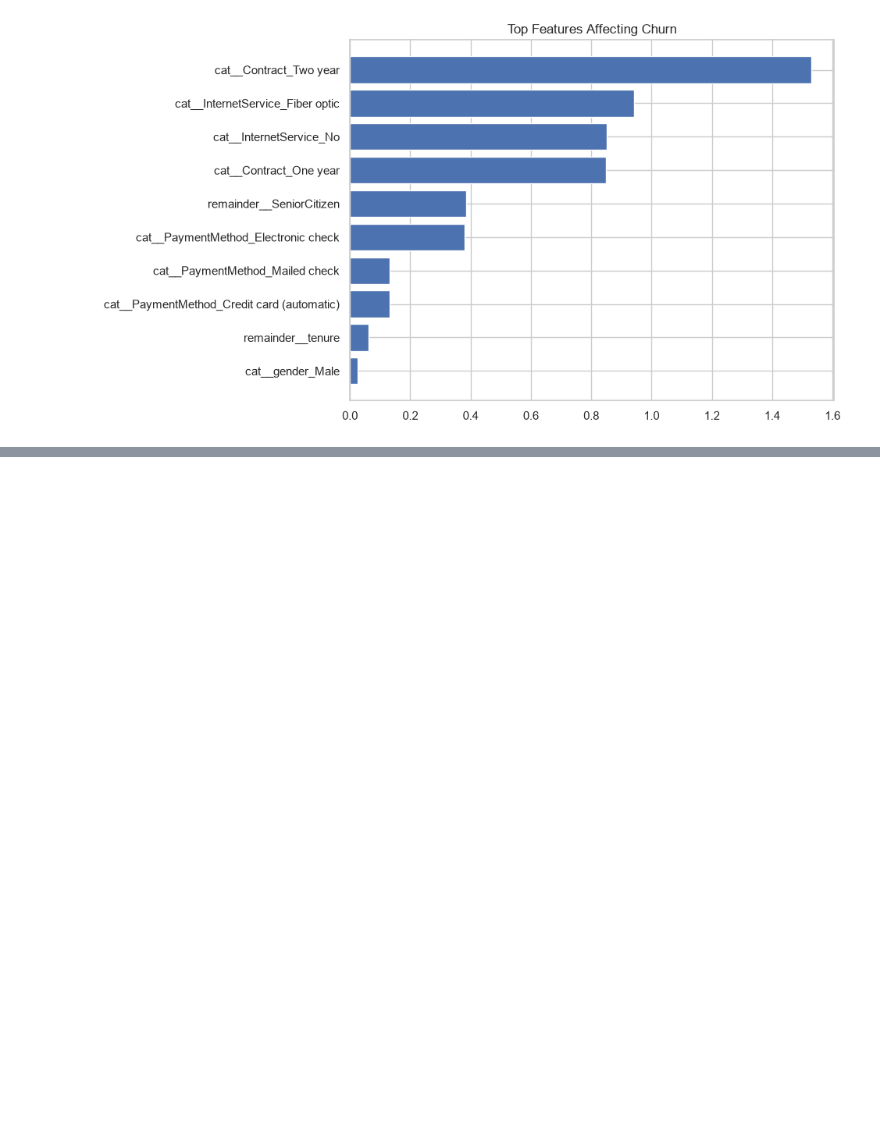
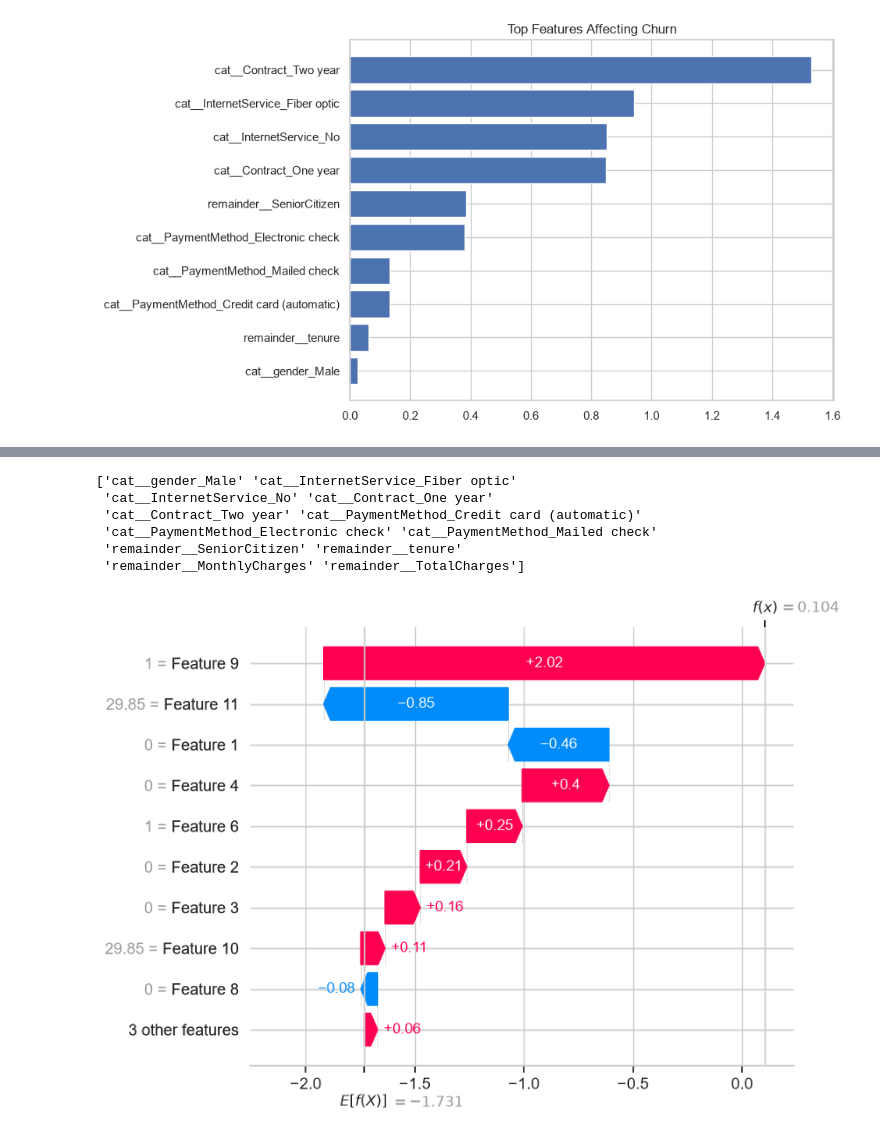
Before and after one commit to Hashini-gitch/Customer_Churn_Prediction, a Jupyter notebook: notebooks/Customer_Churn_Prediction.ipynb, the cells around one changed output, grey strips where cells are left out. Saved outputs shown, nothing was run; the diff lists cells and outputs as text; code cells hidden in the pictures; blank space fills up the shorter version.

```diff
--- a/notebooks/Customer_Churn_Prediction.ipynb
+++ b/notebooks/Customer_Churn_Prediction.ipynb
@@ -1127,0 +1160,24 @@ c:\Users\Hashini Avishka\AppData\Local\Programs\Python\Python314\python.exe
+# %%
+feature_names = preprocessor.get_feature_names_out()
+
+print(feature_names)
+# %% [output]
+['cat__gender_Male' 'cat__InternetService_Fiber optic'
+ 'cat__InternetService_No' 'cat__Contract_One year'
+ 'cat__Contract_Two year' 'cat__PaymentMethod_Credit card (automatic)'
+ 'cat__PaymentMethod_Electronic check' 'cat__PaymentMethod_Mailed check'
+ 'remainder__SeniorCitizen' 'remainder__tenure'
+ 'remainder__MonthlyCharges' 'remainder__TotalCharges']
+# %%
+customer = X.iloc[[0]]
+
+customer_transformed = preprocessor.transform(customer)
+
+shap_values = explainer(
+    customer_transformed,
+    feature_names=feature_names
+)
+# %%
+shap.plots.waterfall(shap_values[0])
+# %% [output]
+[figure, added]
```
Also changed, not shown: parts of 16 cells of this notebook, 6 other files.
